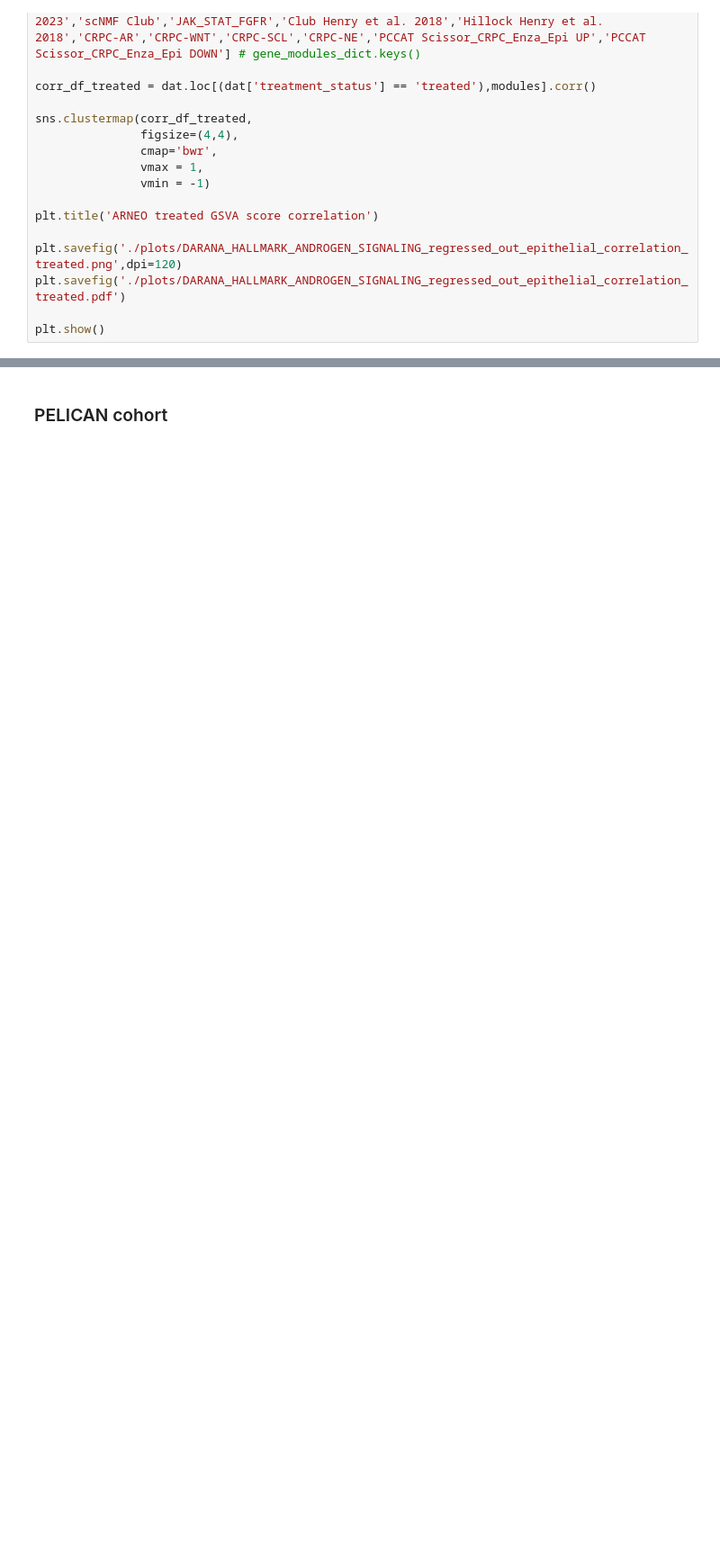
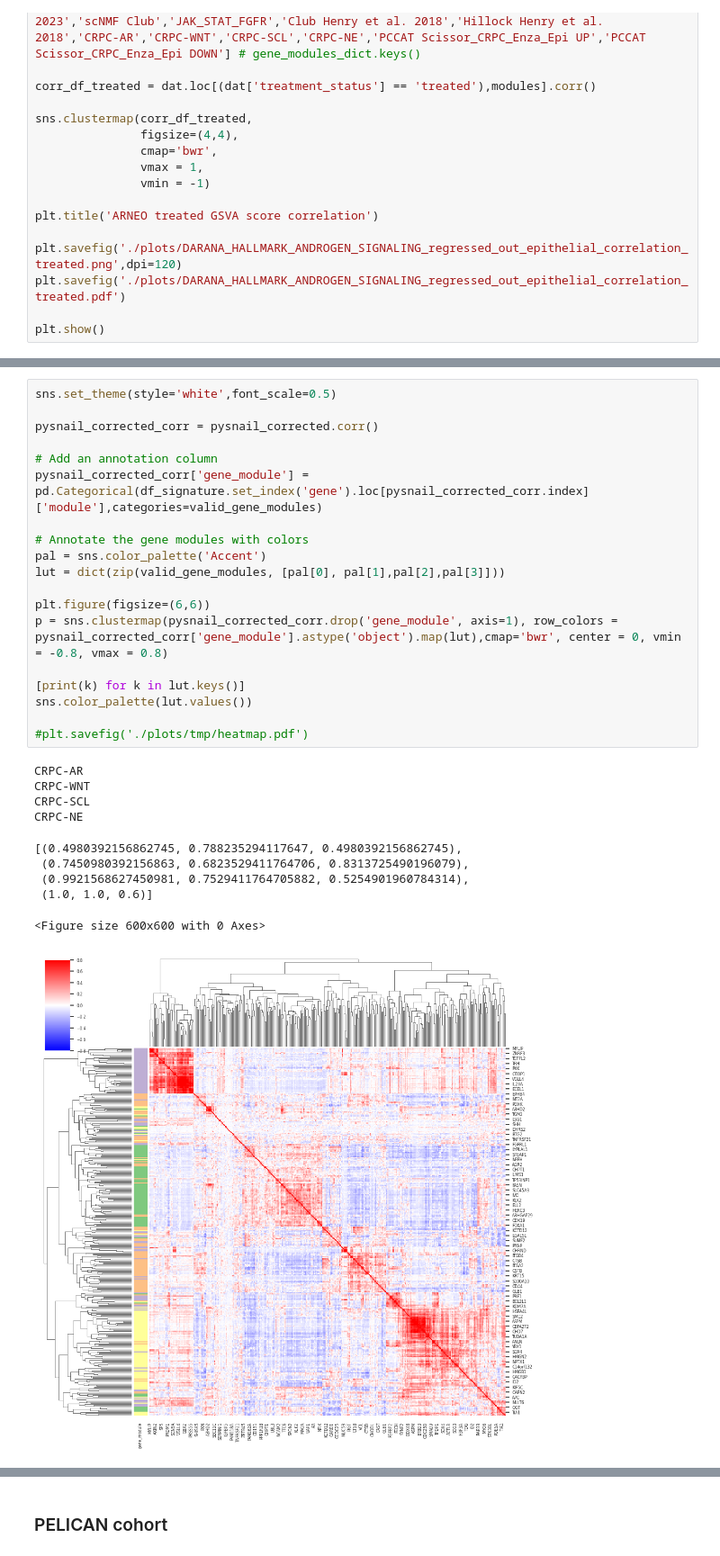
Before and after one commit to akiviaho/hillock_senescence, a Jupyter notebook: club_expression_profile_enrichment_test.ipynb, the cells around one changed output, grey strips where cells are left out. Shown at 90% size. Saved outputs shown, nothing was run; the diff lists cells and outputs as text; blank space fills up the shorter version.

```diff
--- a/club_expression_profile_enrichment_test.ipynb
+++ b/club_expression_profile_enrichment_test.ipynb
@@ -772,0 +824,30 @@ plt.show()
+# %%
+sns.set_theme(style='white',font_scale=0.5)
+
+pysnail_corrected_corr = pysnail_corrected.corr()
+
+# Add an annotation column
+pysnail_corrected_corr['gene_module'] = pd.Categorical(df_signature.set_index('gene').loc[pysnail_corrected_corr.index]['module'],categories=valid_gene_modules)
+
+# Annotate the gene modules with colors
+pal = sns.color_palette('Accent')
+lut = dict(zip(valid_gene_modules, [pal[0], pal[1],pal[2],pal[3]]))
+
+plt.figure(figsize=(6,6))
+p = sns.clustermap(pysnail_corrected_corr.drop('gene_module', axis=1), row_colors = pysnail_corrected_corr['gene_module'].astype('object').map(lut),cmap='bwr', center = 0, vmin = -0.8, vmax = 0.8)
+
+[print(k) for k in lut.keys()]
+sns.color_palette(lut.values())
+
+#plt.savefig('./plots/tmp/heatmap.pdf')
+# %% [output]
+CRPC-AR
+CRPC-WNT
+CRPC-SCL
+CRPC-NE
+[(0.4980392156862745, 0.788235294117647, 0.4980392156862745),
+ (0.7450980392156863, 0.6823529411764706, 0.8313725490196079),
+ (0.9921568627450981, 0.7529411764705882, 0.5254901960784314),
+ (1.0, 1.0, 0.6)]
+<Figure size 600x600 with 0 Axes>
+[figure, added]
```
Also changed, not shown: parts of 42 cells of this notebook.
